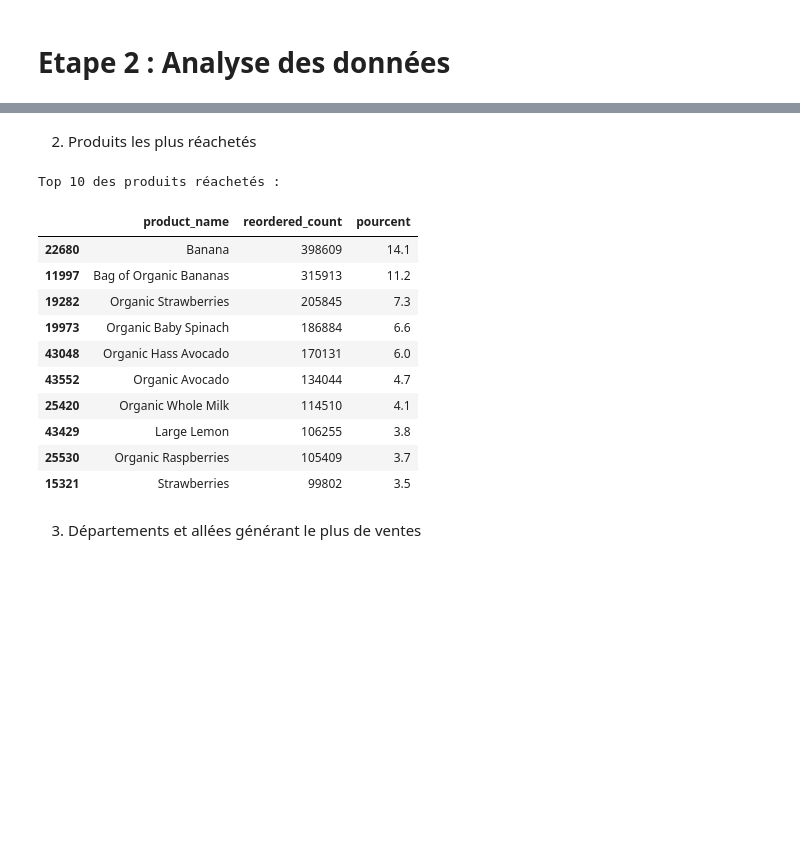
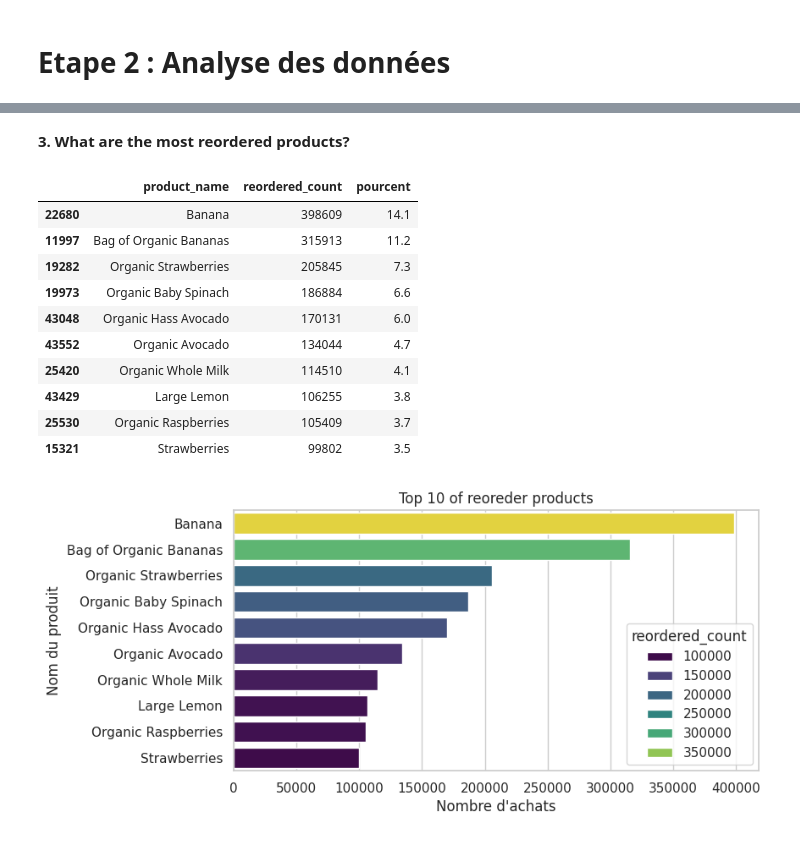
Before and after one commit to LisaRXN/bigdata_python, a Jupyter notebook: Untitled2.ipynb, the cells around one changed output, grey strips where cells are left out. Saved outputs shown, nothing was run; the diff lists cells and outputs as text; code cells hidden in the pictures; blank space fills up the shorter version.

```diff
--- a/Untitled2.ipynb
+++ b/Untitled2.ipynb
@@ -150,5 +168,5 @@ Top 10 des produits les plus achetés (tous achats confondus) :
-# %% [markdown]
-2. Produits les plus réachetés
+# %% [markdown]
+**3. What are the most reordered products?**
 # %%
 # Filtrer les produits réachetés (reordered = 1)
 reordered_counts = order_products[order_products['reordered'] == 1].groupby('product_id').size().reset_index(name='reordered_count')
@@ -160,13 +178,11 @@ reordered_counts_merged = reordered_counts.merge(products, on='product_id')
 top_reordered_products = reordered_counts_merged.sort_values(by='reordered_count', ascending=False).head(10)
 
 # Calcul des pourcentages de réachat de chaque produit
-reorder_pourcent = top_reordered_products['reordered_count'] * 100 / total_reachats
+reorder_pourcent = top_reordered_products['reordered_count'] * 100 / total_reordered
 top_reordered_products['pourcent'] = reorder_pourcent.round(1)
 
-print("\nTop 10 des produits réachetés :")
 display(top_reordered_products[['product_name', 'reordered_count', 'pourcent']])
 # %% [output]
-Top 10 des produits réachetés :
 |  | product_name | reordered_count | pourcent |
 | 22680 | Banana | 398609 | 14.1 |
 | 11997 | Bag of Organic Bananas | 315913 | 11.2 |
@@ -178,5 +194,12 @@ Top 10 des produits réachetés :
 | 43429 | Large Lemon | 106255 | 3.8 |
 | 25530 | Organic Raspberries | 105409 | 3.7 |
 | 15321 | Strawberries | 99802 | 3.5 |
-# %% [markdown]
-3. Départements et allées générant le plus de ventes
+# %%
+plt.figure(figsize=(8, 4))
+sns.barplot(x='reordered_count', y='product_name', data=top_reordered_products, palette='viridis', hue='reordered_count')
+plt.title('Top 10 of reoreder products')
+plt.xlabel('Nombre d\'achats')
+plt.ylabel('Nom du produit')
+plt.show()
+# %% [output]
+[figure, added]
```
Also changed, not shown: parts of 23 cells of this notebook.
